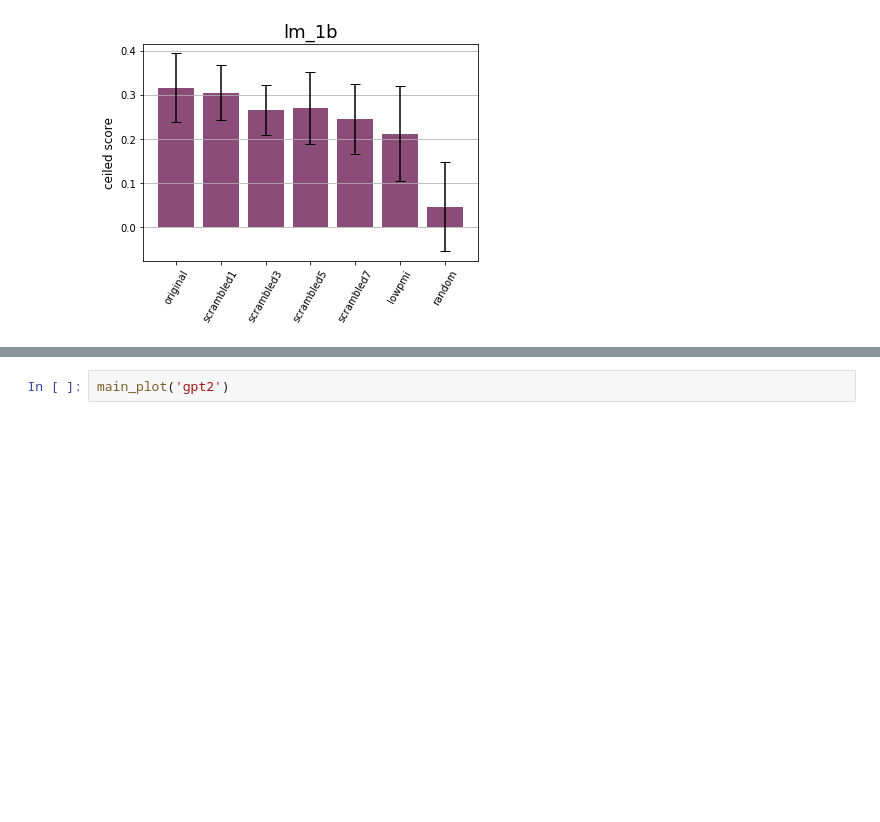
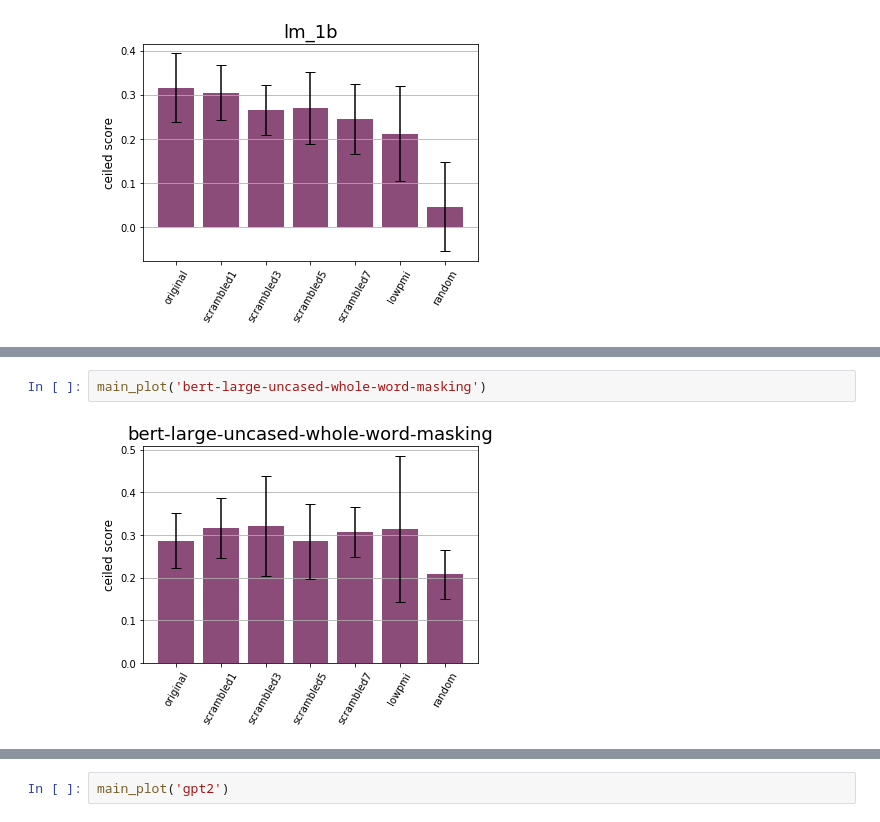
Before and after one commit to eghbalhosseini/neural-nlp-1, a Jupyter notebook: neural_nlp/analyze/neural-scrambled/match-to-brain.ipynb, the cells around one changed output, grey strips where cells are left out. Drawn from its saved outputs; the diff is of its cells as text; blank space fills up the shorter version.

```diff
--- a/neural_nlp/analyze/neural-scrambled/match-to-brain.ipynb
+++ b/neural_nlp/analyze/neural-scrambled/match-to-brain.ipynb
@@ -147,0 +142,4 @@ print(distilgpt2_scores_df)
+# %%
+main_plot('bert-large-uncased-whole-word-masking')
+# %% [output]
+[figure, added]
```
Also changed, not shown: parts of 28 cells of this notebook, 2 other files.
